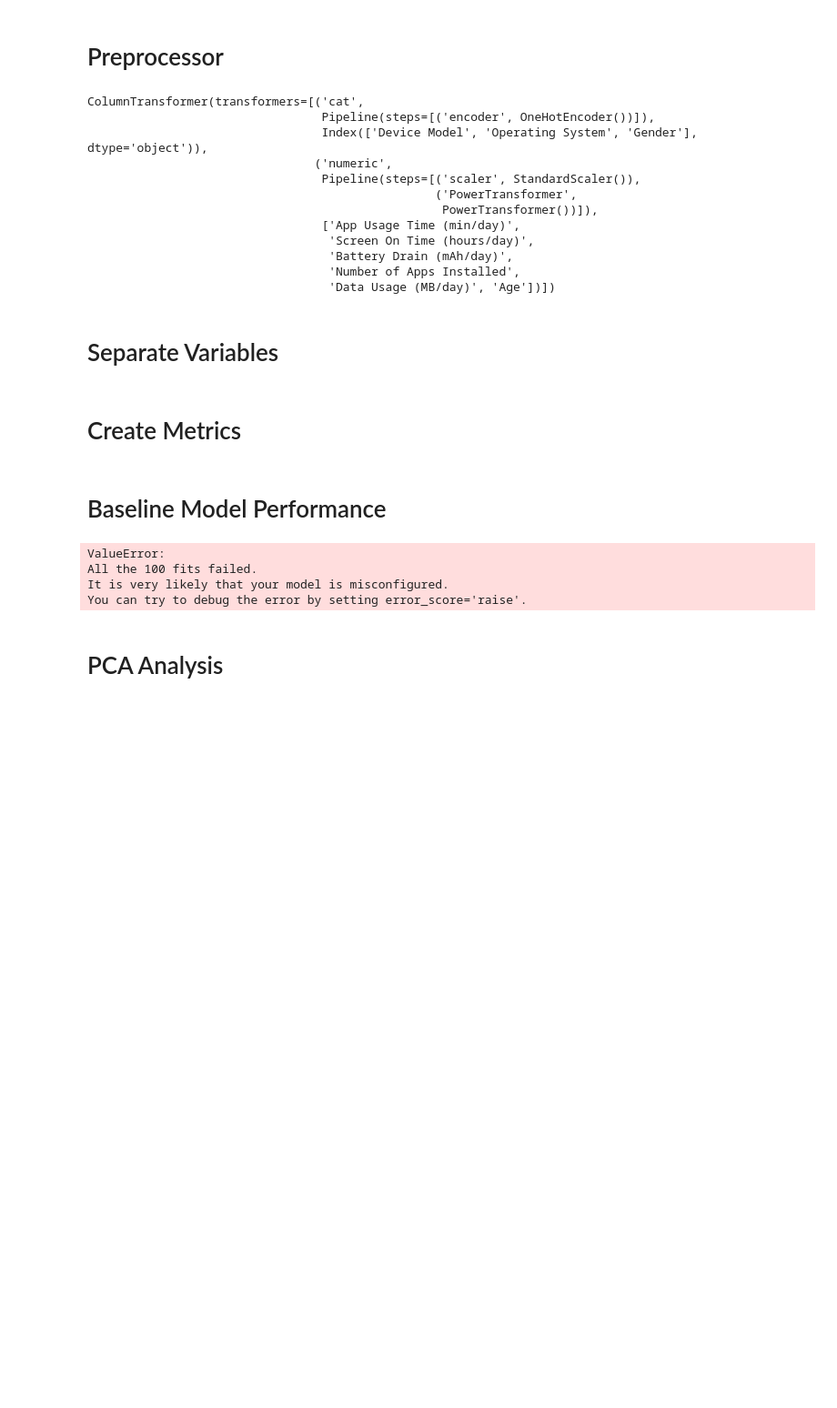
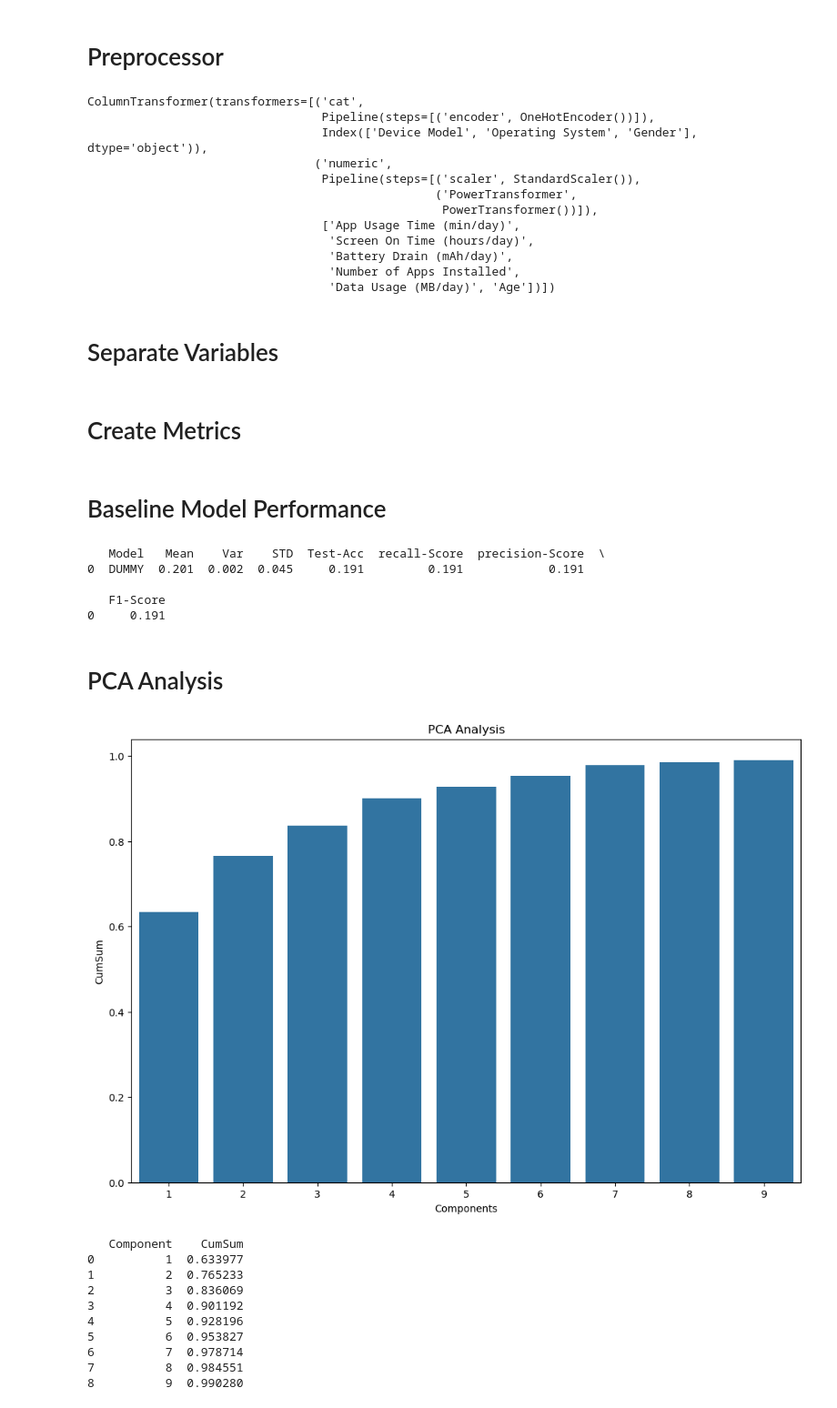
Before and after one commit to MaukanMir/Mobile-Device-Usage-Classification, a Jupyter notebook: training.ipynb, the cells around one changed output. Shown at 91% size. Cells and saved outputs as stored; diff of their text form; code cells hidden in the pictures; blank space fills up the shorter version.

Commit message:
added new models

```diff
--- a/training.ipynb
+++ b/training.ipynb
@@ -137,7 +137,7 @@ def create_column_transformer(cat_cols, numeric_cols):
 def create_pipeline(preprocessor, model, kbest=None):
 
   steps = [
-    (preprocessor, "preprocessor"),
+    ("preprocessor", preprocessor),
     ("model", model)
   ]
 
@@ -149,7 +149,7 @@ def create_pipeline(preprocessor, model, kbest=None):
 def create_sklearn_pipeline(preprocessor, model):
 
   steps = [
-    (preprocessor, "preprocessor"),
+    ("preprocessor", preprocessor),
     ("model", model)
   ]
 
@@ -451,9 +451,24 @@ model_name = ["DUMMY"]
 models = grab_selected_models(model_name)
 test_selected_models(preprocessor, model_name, models, X, y, acc_metric)
 # %% [output]
-ValueError:
-All the 100 fits failed.
-It is very likely that your model is misconfigured.
-You can try to debug the error by setting error_score='raise'.
+   Model   Mean    Var    STD  Test-Acc  recall-Score  precision-Score  \
+0  DUMMY  0.201  0.002  0.045     0.191         0.191            0.191
+
+   F1-Score
+0     0.191
 # %% [markdown]
 # PCA Analysis
+# %%
+pca_analysis(X, preprocessor)
+# %% [output]
+[figure, added]
+   Component    CumSum
+0          1  0.633977
+1          2  0.765233
+2          3  0.836069
+3          4  0.901192
+4          5  0.928196
+5          6  0.953827
+6          7  0.978714
+7          8  0.984551
+8          9  0.990280
```
Also changed, not shown: parts of 5 cells of this notebook.
